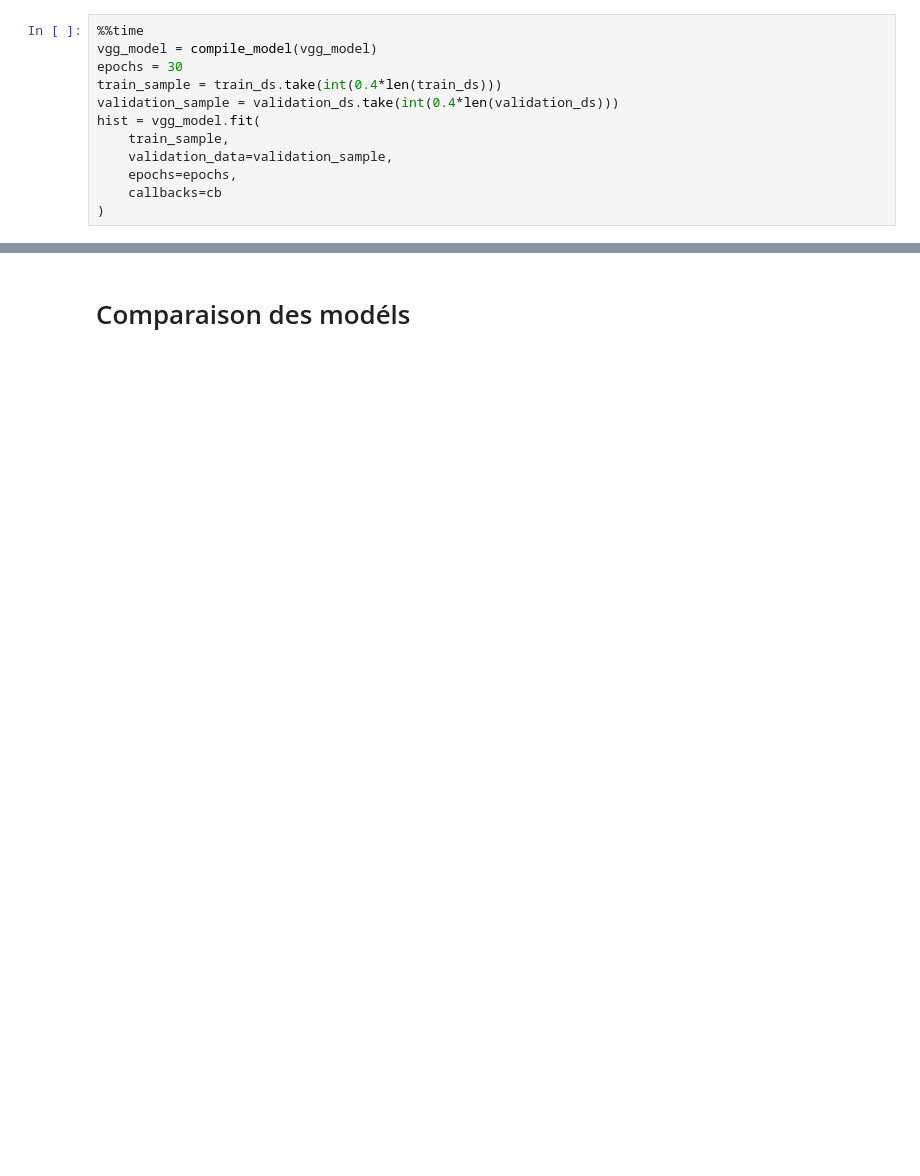
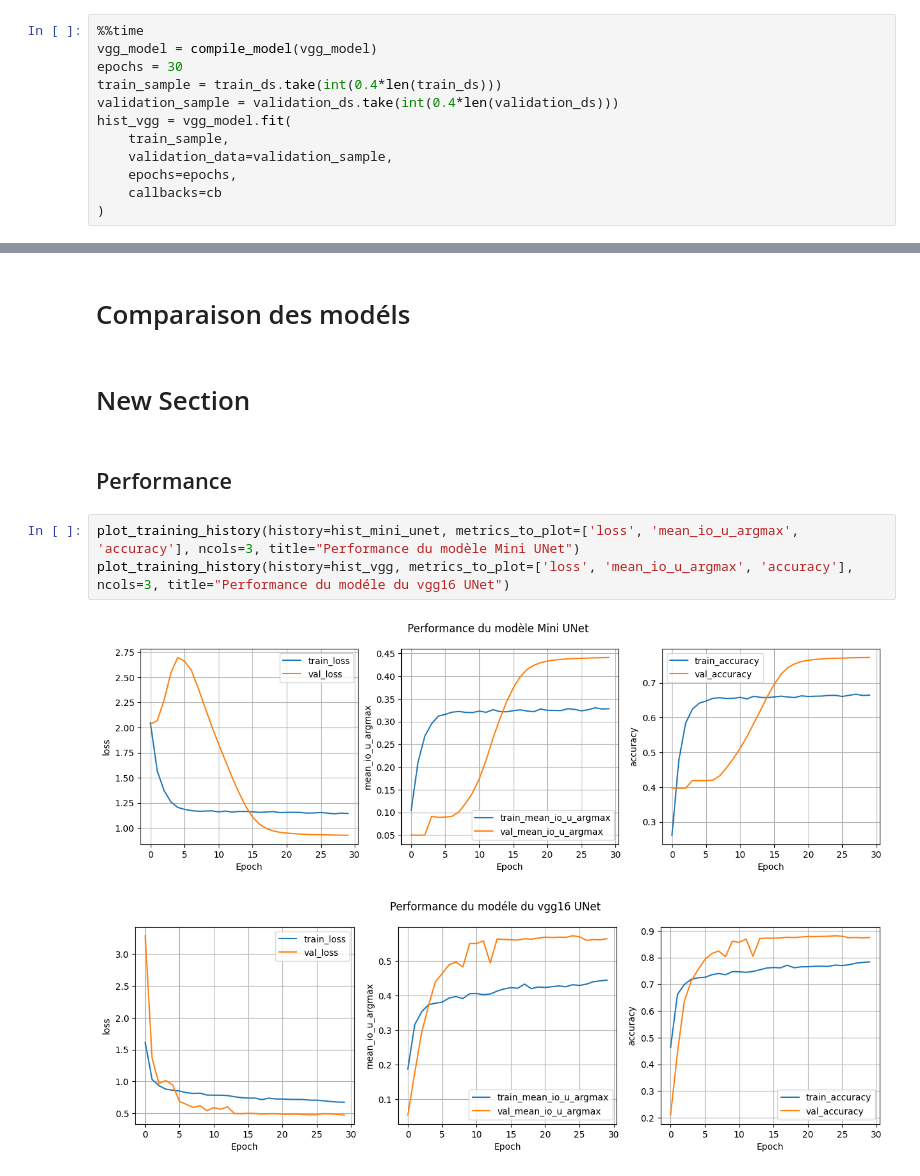
Before and after one commit to amadousysada/image-segmentation, a Jupyter notebook: p8_01_exploration_and_features_extraction.ipynb, the cells around one changed output, grey strips where cells are left out. Drawn from its saved outputs; the diff is of its cells as text; blank space fills up the shorter version.

```diff
--- a/p8_01_exploration_and_features_extraction.ipynb
+++ b/p8_01_exploration_and_features_extraction.ipynb
@@ -868,7 +871,7 @@ vgg_model = compile_model(vgg_model)
 epochs = 30
 train_sample = train_ds.take(int(0.4*len(train_ds)))
 validation_sample = validation_ds.take(int(0.4*len(validation_ds)))
-hist = vgg_model.fit(
+hist_vgg = vgg_model.fit(
     train_sample,
     validation_data=validation_sample,
     epochs=epochs,
@@ -914,2 +917,12 @@ for batch, masks in test_ds.take(1):  # prendre un seul batch (32 images)
 # %% [markdown]
 # Comparaison des modéls
+# %% [markdown]
+# New Section
+# %% [markdown]
+## Performance
+# %%
+plot_training_history(history=hist_mini_unet, metrics_to_plot=['loss', 'mean_io_u_argmax', 'accuracy'], ncols=3, title="Performance du modèle Mini UNet")
+plot_training_history(history=hist_vgg, metrics_to_plot=['loss', 'mean_io_u_argmax', 'accuracy'], ncols=3, title="Performance du modéle du vgg16 UNet")
+# %% [output]
+[figure, added]
+[figure, added]
```
Also changed, not shown: parts of 20 cells of this notebook.
